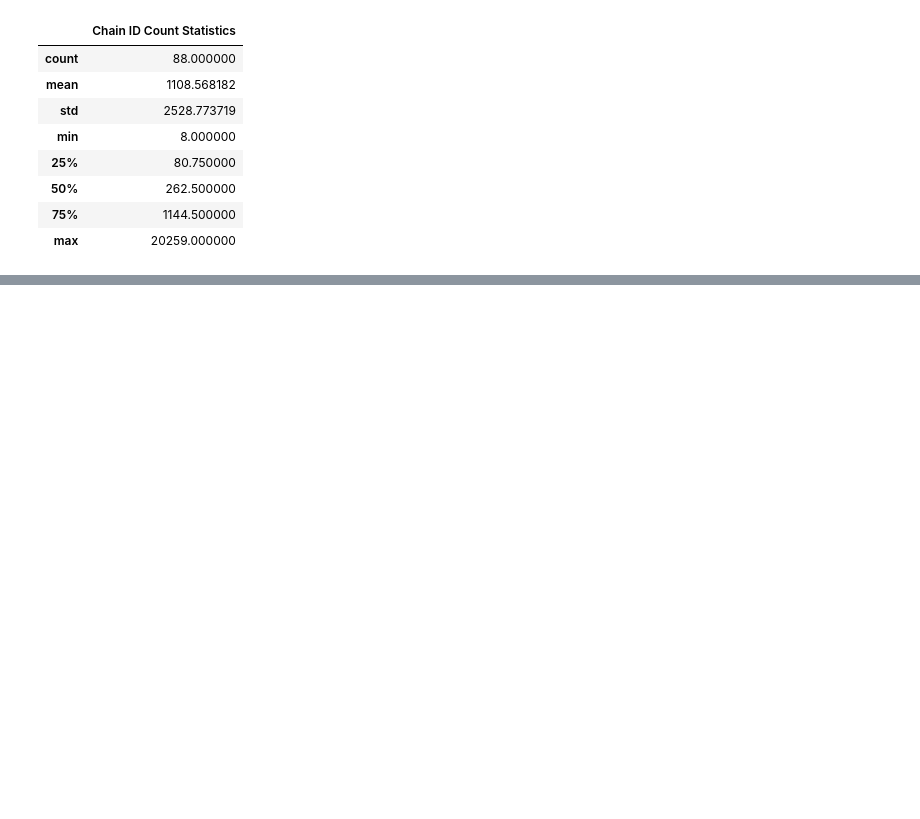
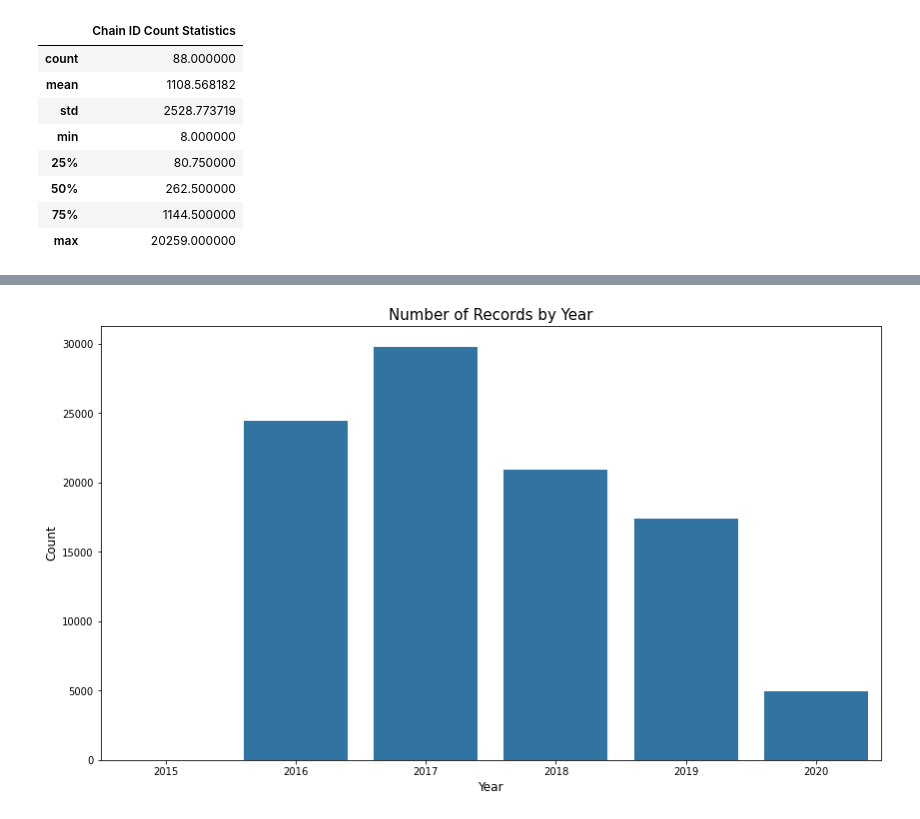
Before and after one commit to TheNerdyCat/FGVC8-Hotel-Trafficking, a Jupyter notebook: output/eda.ipynb, the cells around one changed output, grey strips where cells are left out. Cells and saved outputs as stored; diff of their text form; code cells hidden in the pictures; blank space fills up the shorter version.

Commit message:
Added analysis for timestamp features

```diff
--- a/output/eda.ipynb
+++ b/output/eda.ipynb
@@ -304,0 +350,6 @@ train_chain_stats.describe().rename(columns={"chain": "Chain ID Count Statistics
+# %%
+# Extract year, month and hour from timestamp
+train_metadata["year"] = train_metadata["timestamp"].dt.year
+train_metadata["month"] = train_metadata["timestamp"].dt.month
+train_metadata["hour"] = train_metadata["timestamp"].dt.hour
+train_metadata.head()
@@ -304,0 +363,13 @@ train_chain_stats.describe().rename(columns={"chain": "Chain ID Count Statistics
+# %%
+# Get counts for each year
+datetime_freq = pd.DataFrame(train_metadata["year"].value_counts())
+datetime_freq = datetime_freq.reset_index().rename(columns={"year": "count", "index": "year"}).sort_values("year")
+
+# Plot histogram of year
+sns.barplot(data=datetime_freq, x="year", y="count", color="tab:blue")
+plt.xlabel("Year", fontsize=12)
+plt.ylabel("Count", fontsize=12)
+plt.title("Number of Records by Year", fontsize=15)
+plt.show()
+# %% [output]
+[figure, added]
```
Also changed, not shown: parts of 21 cells of this notebook.
